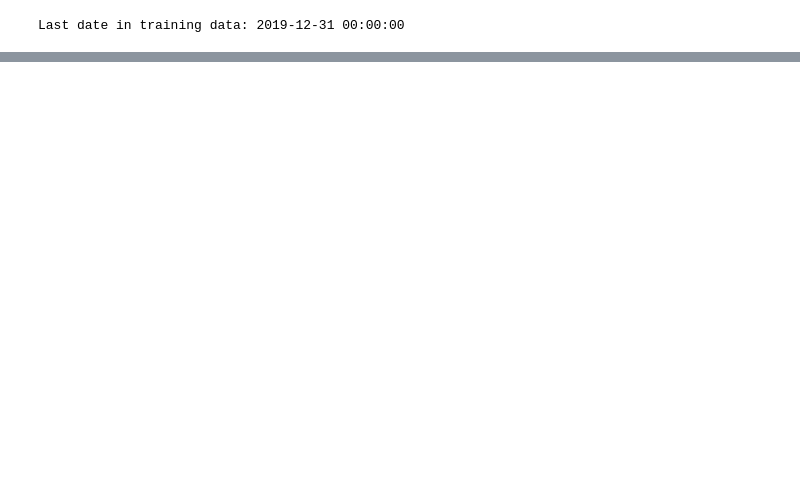
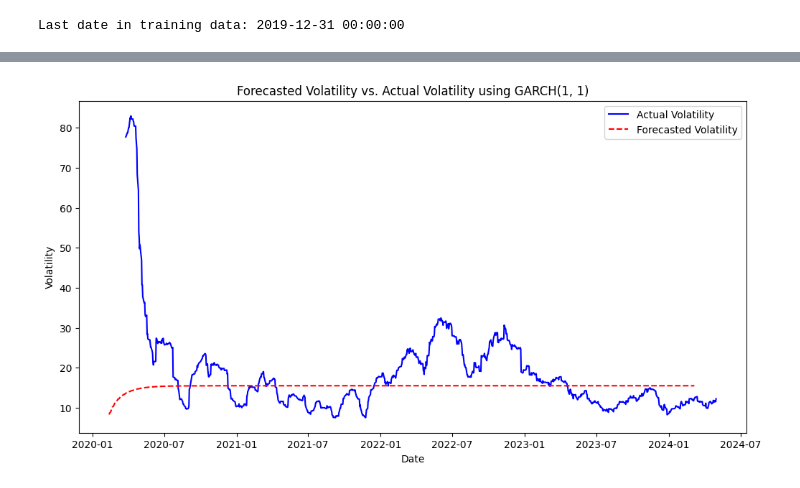
Before and after one commit to AidanXu/equity-models, a Jupyter notebook: SPY Volatility.ipynb, the cells around one changed output, grey strips where cells are left out. Cells and saved outputs as stored; diff of their text form; code cells hidden in the pictures; blank space fills up the shorter version.

Commit message:
fix forecast

```diff
--- a/SPY Volatility.ipynb
+++ b/SPY Volatility.ipynb
@@ -123,0 +115,17 @@ Name: 2019-12-31 00:00:00, Length: 1089, dtype: float64
+# %%
+# Forecasting future volatility from the first available date in 2020
+forecast_horizon = len(test)
+forecasts = garch_result.forecast(horizon=forecast_horizon, start=len(train)-1)
+# Checking the forecast output
+if forecasts.variance is not None:
+    forecasted_variance = forecasts.variance.dropna(how='all')
+    if not forecasted_variance.empty:
+        # Calculate the square root of the last forecasted variance to get the volatility
+        forecasted_volatility = np.sqrt(forecasted_variance.iloc[0]) * np.sqrt(252)     # Annualize with sqrt(252)
+        forecasted_volatility.index = pd.date_range(start=test.index[0], periods=len(forecasted_volatility), freq='B')
+        print("Forecasted Volatility:")
+        print(forecasted_volatility)
+    else:
+        print("Forecasted variance data is empty.")
+else:
+    print("No variance data in forecast.")
@@ -123,0 +146,18 @@ Name: 2019-12-31 00:00:00, Length: 1089, dtype: float64
+# %%
+
+plt.figure(figsize=(12, 6))
+
+plt.plot(test.index, test['Actual_Volatility'], label='Actual Volatility', color='blue')
+
+
+plt.plot(forecasted_volatility.index, forecasted_volatility,
+         label='Forecasted Volatility', linestyle='--', color='red')
+
+plt.title('Forecasted Volatility vs. Actual Volatility using GARCH(1, 1)')
+plt.xlabel('Date')
+plt.ylabel('Volatility')
+plt.legend()
+
+plt.show()
+# %% [output]
+[figure, added]
```
Also changed, not shown: parts of 6 cells of this notebook, 1 other file.
